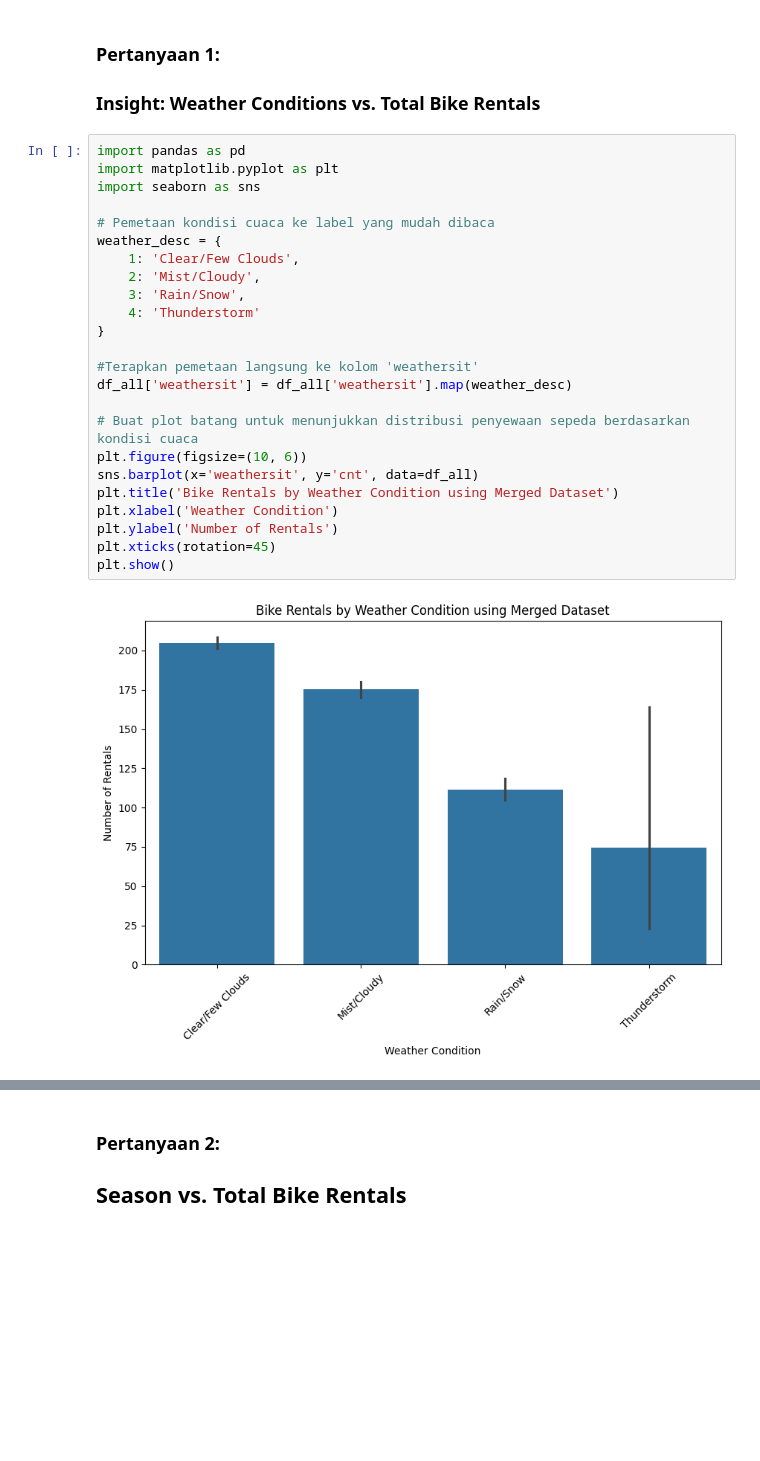
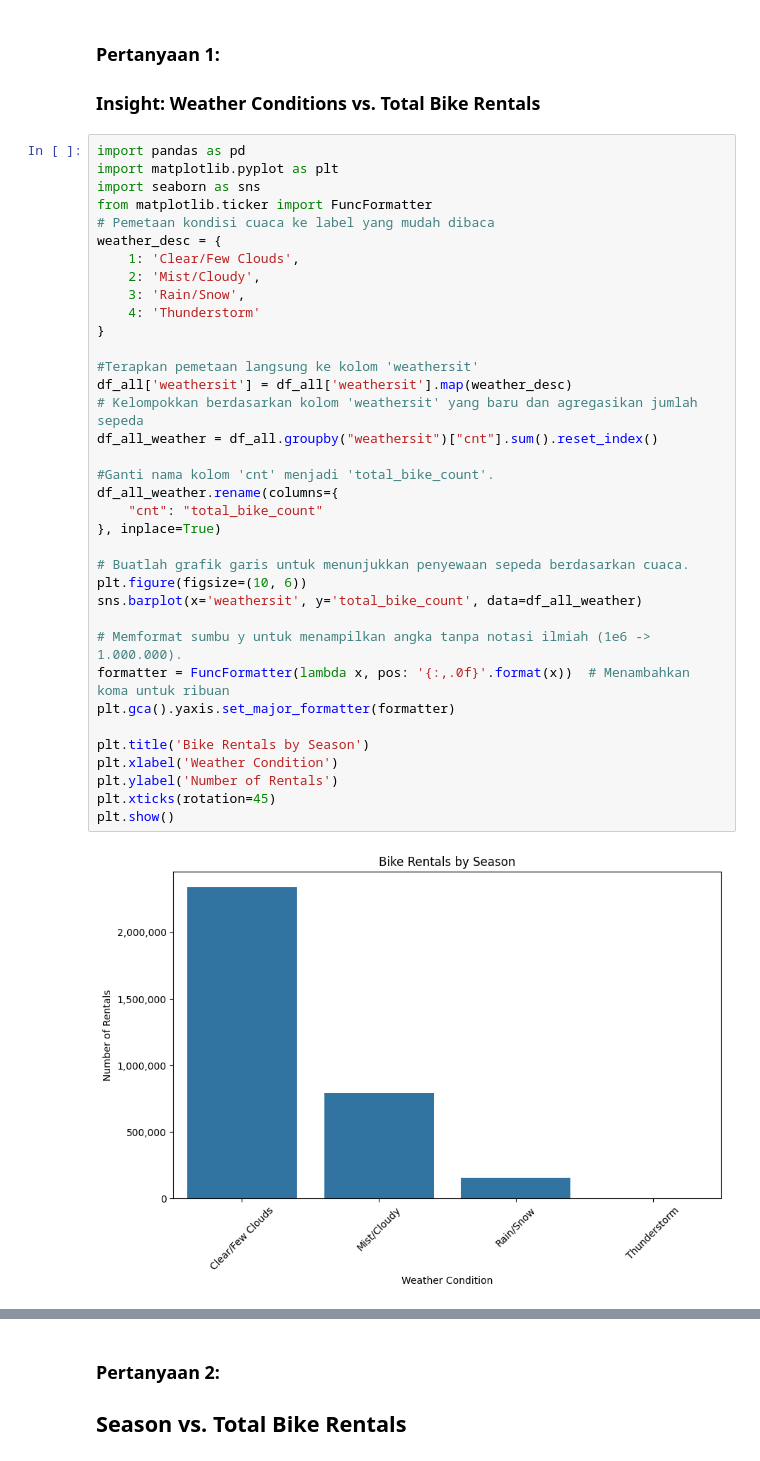
Before and after one commit to NukhuGama/Basic-Data-Analyst-Last-Project, a Jupyter notebook: notebook.ipynb, the cells around one changed output, grey strips where cells are left out. Saved outputs shown, nothing was run; the diff lists cells and outputs as text; blank space fills up the shorter version.

```diff
--- a/notebook.ipynb
+++ b/notebook.ipynb
@@ -356,26 +362,38 @@ df_all.describe()
 # %%
 import pandas as pd
 import matplotlib.pyplot as plt
 import seaborn as sns
-
+from matplotlib.ticker import FuncFormatter
 # Pemetaan kondisi cuaca ke label yang mudah dibaca
 weather_desc = {
     1: 'Clear/Few Clouds',
     2: 'Mist/Cloudy',
     3: 'Rain/Snow',
     4: 'Thunderstorm'
 }
 
 #Terapkan pemetaan langsung ke kolom 'weathersit'
 df_all['weathersit'] = df_all['weathersit'].map(weather_desc)
+# Kelompokkan berdasarkan kolom 'weathersit' yang baru dan agregasikan jumlah sepeda
+df_all_weather = df_all.groupby("weathersit")["cnt"].sum().reset_index()
 
-# Buat plot batang untuk menunjukkan distribusi penyewaan sepeda berdasarkan kondisi cuaca
+#Ganti nama kolom 'cnt' menjadi 'total_bike_count'.
+df_all_weather.rename(columns={
+    "cnt": "total_bike_count"
+}, inplace=True)
+
+# Buatlah grafik garis untuk menunjukkan penyewaan sepeda berdasarkan cuaca.
 plt.figure(figsize=(10, 6))
-sns.barplot(x='weathersit', y='cnt', data=df_all)
-plt.title('Bike Rentals by Weather Condition using Merged Dataset')
+sns.barplot(x='weathersit', y='total_bike_count', data=df_all_weather)
+
+# Memformat sumbu y untuk menampilkan angka tanpa notasi ilmiah (1e6 -> 1.000.000).
+formatter = FuncFormatter(lambda x, pos: '{:,.0f}'.format(x))  # Menambahkan koma untuk ribuan
+plt.gca().yaxis.set_major_formatter(formatter)
+
+plt.title('Bike Rentals by Season')
 plt.xlabel('Weather Condition')
 plt.ylabel('Number of Rentals')
 plt.xticks(rotation=45)
 plt.show()
 # %% [output]
-[figure, old version]
+[figure, new version]
```
Also changed, not shown: parts of 14 cells of this notebook, 1 other file.
